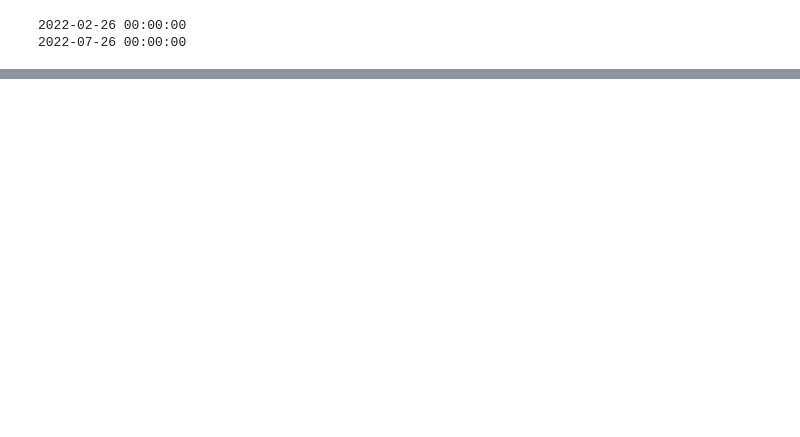
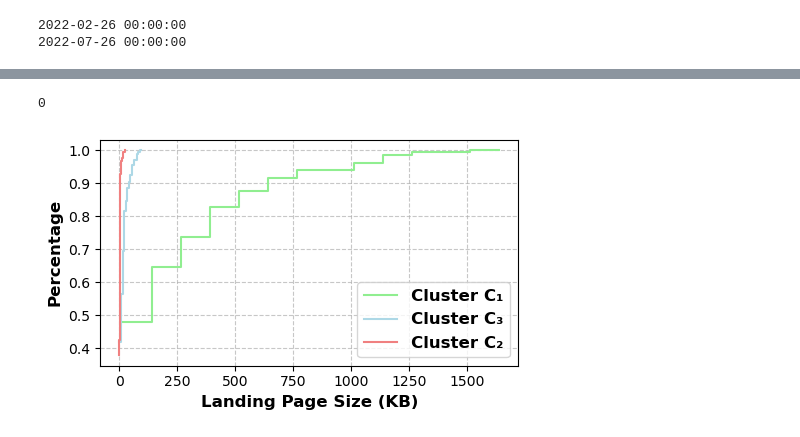
Before and after one commit to MarazMia/Theme-Threat-Research-101, a Jupyter notebook: Russia-Ukraine-War-Theme/Code/domain_data_visualization.ipynb, the cells around one changed output, grey strips where cells are left out. Cells and saved outputs as stored; diff of their text form; code cells hidden in the pictures; blank space fills up the shorter version.

```diff
--- a/Russia-Ukraine-War-Theme/Code/domain_data_visualization.ipynb
+++ b/Russia-Ukraine-War-Theme/Code/domain_data_visualization.ipynb
@@ -286,0 +298,4 @@ print(df['Domain Creation Date'].max())
+# %%
+df_single_page = df[df['Unique_Internal_Page_Link_Cnt']==1]
+print(df_single_page['Majority Voting Label'].value_counts())
+print(df_single_page['Landing_Page_Size_In_KB'].value_counts())
@@ -286,0 +321,68 @@ print(df['Domain Creation Date'].max())
+# %%
+len(df_single_page[(df_single_page['Landing_Page_Size_In_KB']>26) & (df['Majority Voting Label']==1)])
+# %% [output]
+0
+# %%
+import pandas as pd
+import matplotlib.pyplot as plt
+import seaborn as sns
+
+def plot_landing_page_size_cdf(df, page_size_col='Landing_Page_Size_In_KB', cluster_col='Majority Voting Label'):
+    """
+    Visualizes the cumulative distribution of landing page sizes (in KB) across different clusters
+    using a Cumulative Distribution Function (CDF) plot, with consistent styling.
+
+    Args:
+        df (pd.DataFrame): DataFrame containing the data.
+        page_size_col (str, optional): The name of the column containing the landing page sizes.
+            Defaults to 'Landing_Page_Size_In_KB'.
+        cluster_col (str, optional): The name of the column containing the cluster labels.
+            Defaults to 'Majority Voting Label'.
+    """
+    # Check if the required columns exist
+    if not all(col in df.columns for col in [page_size_col, cluster_col]):
+        raise ValueError(f"DataFrame must contain columns '{page_size_col}' and '{cluster_col}'.")
+
+    # Get unique cluster labels
+    clusters = df[cluster_col].unique()
+
+    # Define colors for up to 3 clusters
+    colors = ['lightgreen', 'lightblue', 'lightcoral']
+    labels = ['C₁', 'C₃', 'C₂']
+    if len(clusters) > 3:
+        print(f"Warning: More than 3 clusters detected. Only the first 3 colors and labels will be used. Clusters are: {clusters}")
+
+    # Create the plot
+    fig, ax = plt.subplots(figsize=(5, 3))  # Adjust figure size as needed.
+
+    # Plot the CDF for each cluster
+    for i, cluster in enumerate(clusters):
+        subset = df[df[cluster_col] == cluster]
+        sns.histplot(subset[page_size_col], cumulative=True, stat='density',
+                     label=f'Cluster {labels[i]}', color=colors[i % len(colors)], # Changed label here
+                     element='step', fill=False)
+
+    # Set labels and title, using the specified font weight and size
+    ax.set_xlabel('Landing Page Size (KB)', fontweight='bold', fontsize=12)
+    ax.set_ylabel('Percentage', fontweight='bold', fontsize=12)
+    # ax.set_title('Cumulative Distribution of Landing Page Size by Cluster', fontweight='bold', fontsize=14)
+
+    # Add a legend with bold text
+    legend = ax.legend(title='', fontsize=12)
+    if legend:
+        for text in legend.get_texts():
+            text.set_fontweight('bold')
+        if legend.get_title():
+            legend.get_title().set_fontweight('bold')
+
+    plt.grid(True, linestyle='--', alpha=0.7)  # Add grid for readability
+    plt.tight_layout()  # Adjust layout to prevent labels from overlapping
+    plt.show()
+
+
+
+plot_landing_page_size_cdf(df_single_page)
+# If your dataframe is named differently, change the name here.
+# plot_landing_page_size_cdf(your_dataframe)
+# %% [output]
+[figure, added]
```
Also changed, not shown: parts of 10 cells of this notebook.
